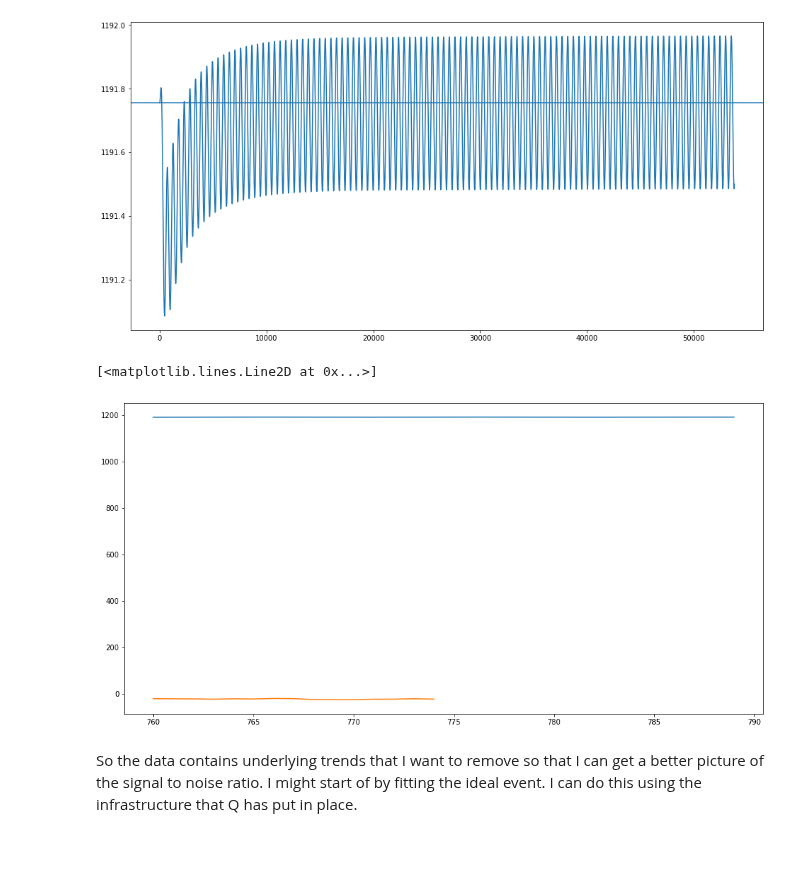
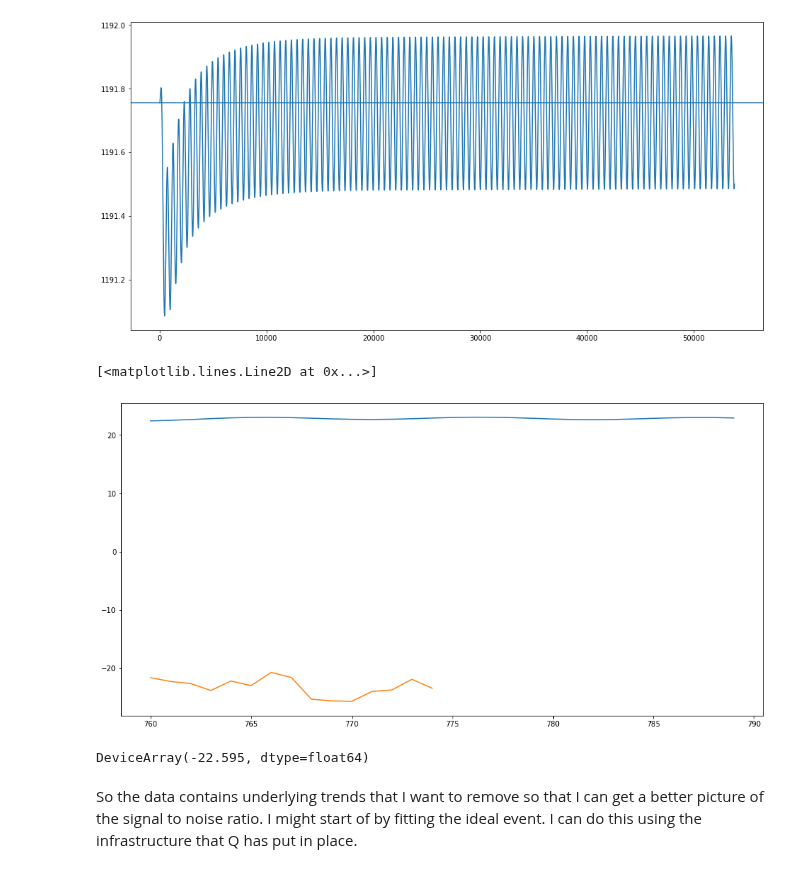
Before and after one commit to Jordan-Dennis/Miyake, a Jupyter notebook: peak_hunting.ipynb, the cells around one changed output. Drawn from its saved outputs; the diff is of its cells as text; code cells hidden in the pictures.

Commit message:
Prototyped data and model plot

```diff
--- a/peak_hunting.ipynb
+++ b/peak_hunting.ipynb
@@ -40,15 +40,20 @@ troposphere = cbm.bin_data(model[:, 2], annual_samples, sample_times, growth_boo
 # %%
 miyake = pandas.read_csv("Miyake12.csv", sep=" ")
 miyake = miyake[miyake.d14c < -17.5]
 
-troposphere = troposphere
+troposphere = 1000 * (troposphere - steady_state[2]) / steady_state[2]
+troposphere = troposphere + mean(array([*miyake["d14c"][0:4]]))
 
 plt.figure("Model")
 plt.plot(sample_times, troposphere)
 plt.plot(miyake["year"], miyake["d14c"])
 # %% [output]
 [<matplotlib.lines.Line2D at 0x...>]
-[figure, old version]
+[figure, new version]
+# %%
+mean(array([*miyake["d14c"][0:4]]))
+# %% [output]
+DeviceArray(-22.595, dtype=float64)
 # %% [markdown]
 So the data contains underlying trends that I want to remove so that I can get a better picture of the signal to noise ratio. I might start of by fitting the ideal event. I can do this using the infrastructure that Q has put in place.
 # %%
```
Also changed, not shown: parts of 1 cell of this notebook.
